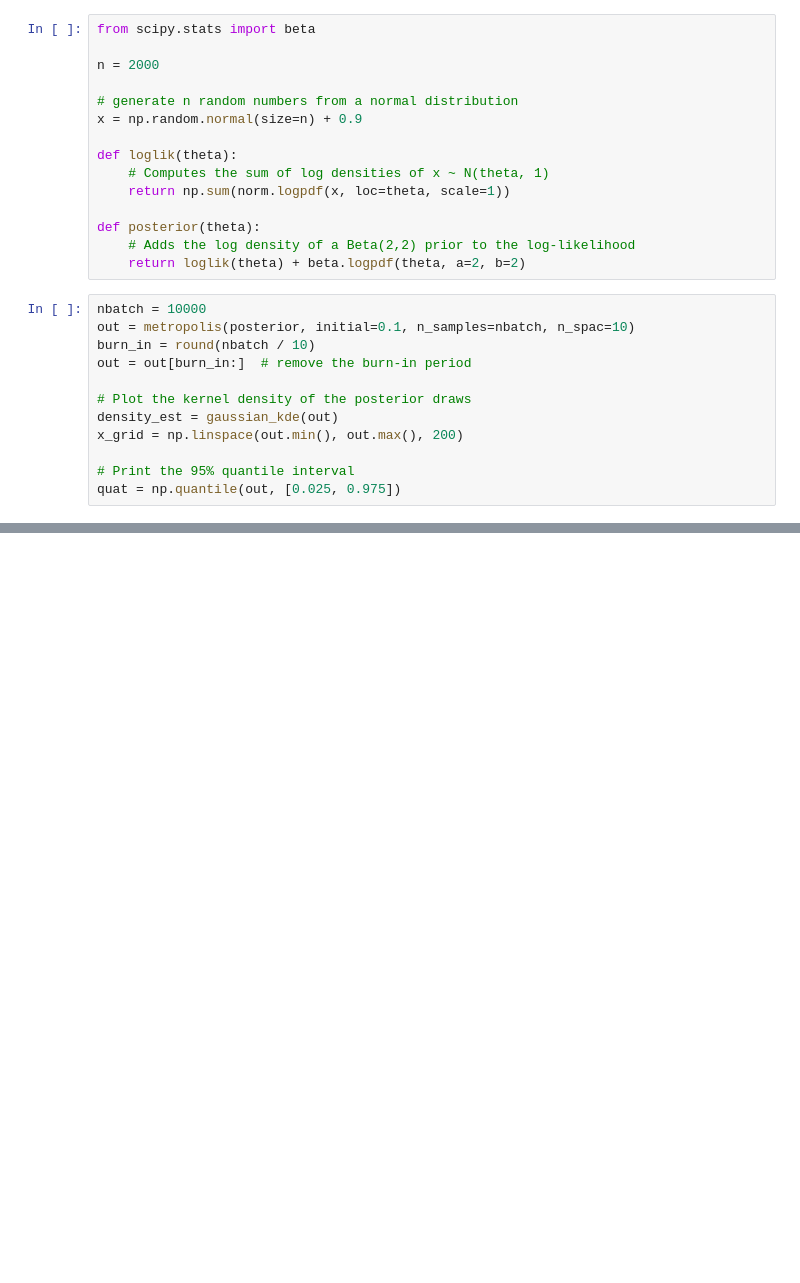
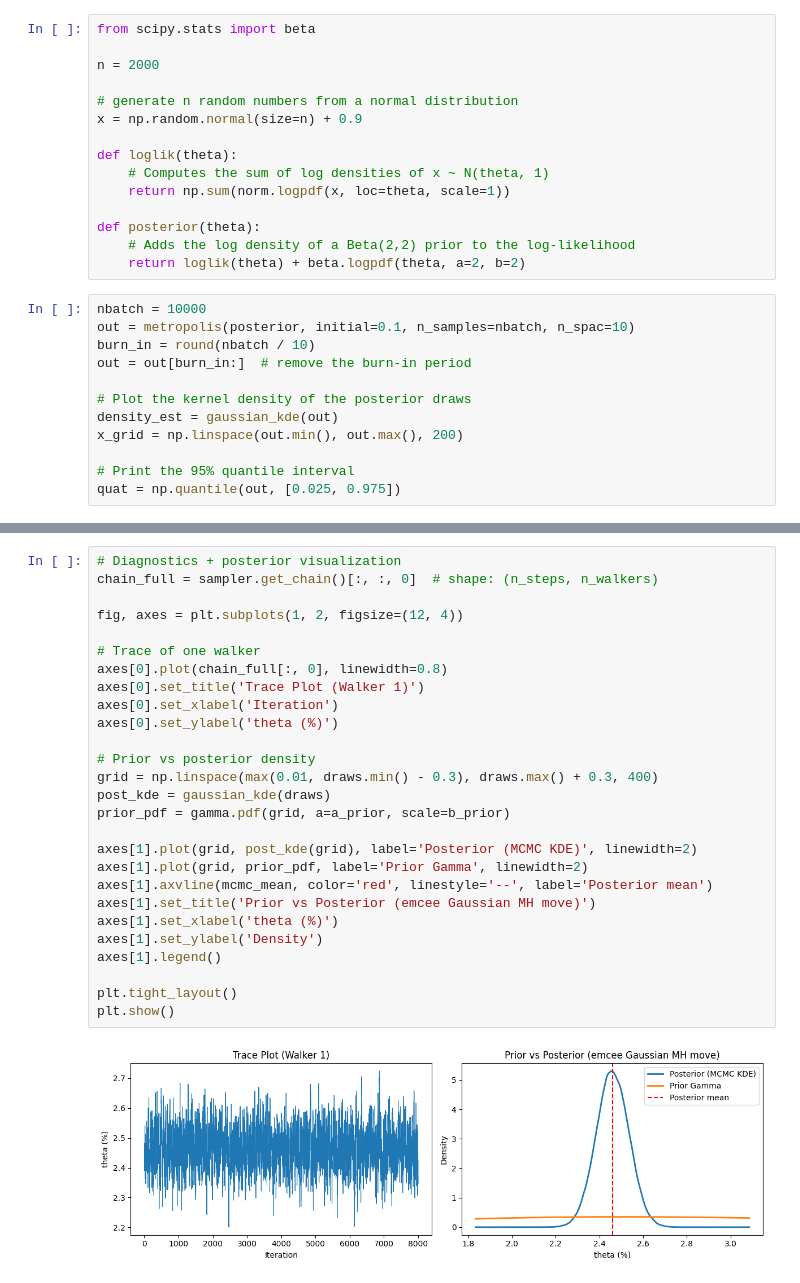
Before and after one commit to zhentaoshi/Econ5821, a Jupyter notebook: py_06_integration.ipynb, the cells around one changed output, grey strips where cells are left out. Saved outputs shown, nothing was run; the diff lists cells and outputs as text; blank space fills up the shorter version.

```diff
--- a/py_06_integration.ipynb
+++ b/py_06_integration.ipynb
@@ -369,0 +577,29 @@ plt.show()
+# %%
+# Diagnostics + posterior visualization
+chain_full = sampler.get_chain()[:, :, 0]  # shape: (n_steps, n_walkers)
+
+fig, axes = plt.subplots(1, 2, figsize=(12, 4))
+
+# Trace of one walker
+axes[0].plot(chain_full[:, 0], linewidth=0.8)
+axes[0].set_title('Trace Plot (Walker 1)')
+axes[0].set_xlabel('Iteration')
+axes[0].set_ylabel('theta (%)')
+
+# Prior vs posterior density
+grid = np.linspace(max(0.01, draws.min() - 0.3), draws.max() + 0.3, 400)
+post_kde = gaussian_kde(draws)
+prior_pdf = gamma.pdf(grid, a=a_prior, scale=b_prior)
+
+axes[1].plot(grid, post_kde(grid), label='Posterior (MCMC KDE)', linewidth=2)
+axes[1].plot(grid, prior_pdf, label='Prior Gamma', linewidth=2)
+axes[1].axvline(mcmc_mean, color='red', linestyle='--', label='Posterior mean')
+axes[1].set_title('Prior vs Posterior (emcee Gaussian MH move)')
+axes[1].set_xlabel('theta (%)')
+axes[1].set_ylabel('Density')
+axes[1].legend()
+
+plt.tight_layout()
+plt.show()
+# %% [output]
+[figure, added]
```
Also changed, not shown: parts of 19 cells of this notebook, 1 other file.
